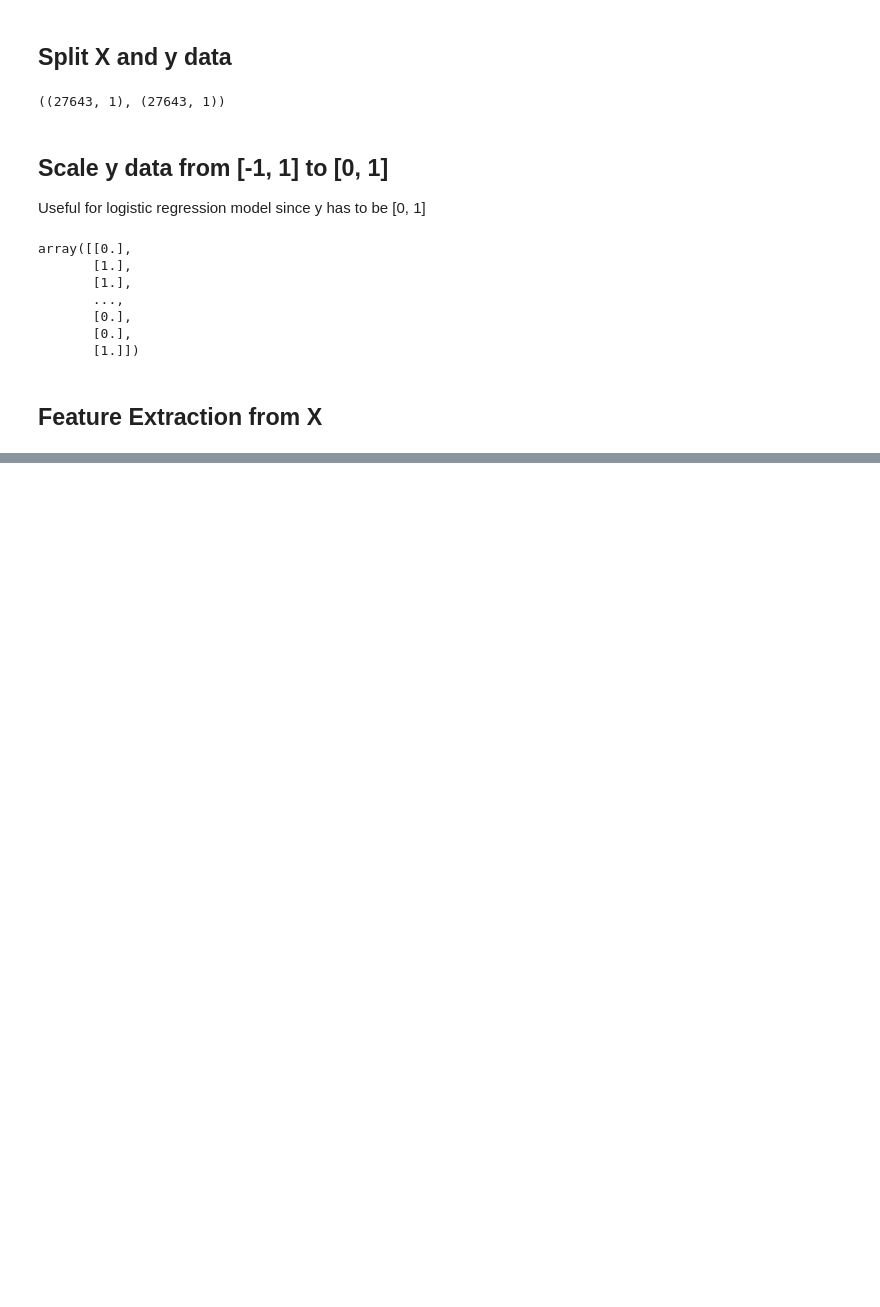
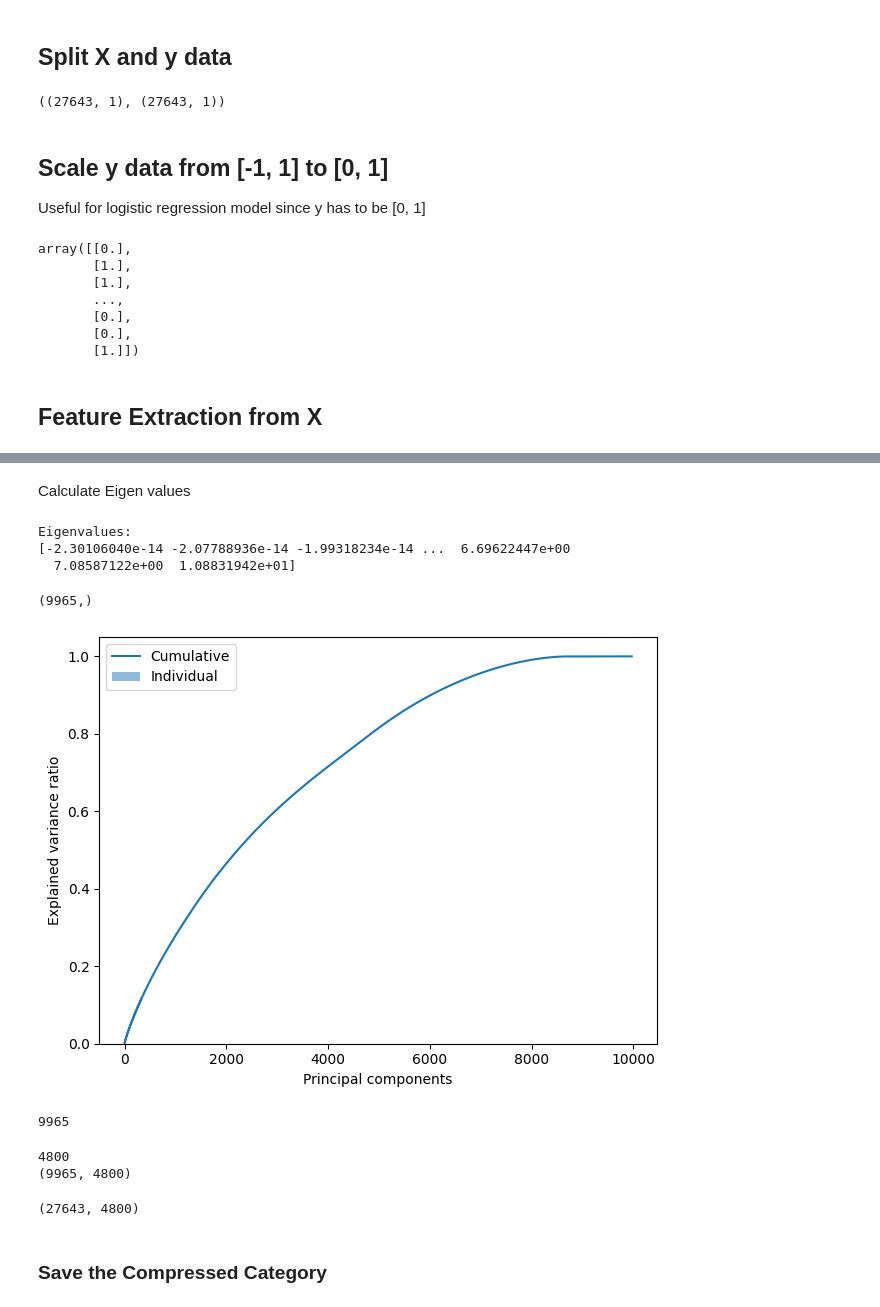
Before and after one commit to jojoclt/datalab-cup1, a Jupyter notebook: main.ipynb, the cells around one changed output, grey strips where cells are left out. Saved outputs shown, nothing was run; the diff lists cells and outputs as text; code cells hidden in the pictures; blank space fills up the shorter version.

```diff
--- a/main.ipynb
+++ b/main.ipynb
@@ -101,0 +382,23 @@ array([[0.],
+# %%
+from sklearn.feature_extraction.text import TfidfVectorizer
+
+tfidf = TfidfVectorizer(ngram_range=(1,1),
+                        tokenizer=tokenizer_stem_nostop)
+
+tfidf.fit(new_df['Category'])
+
+top = 10
+# get idf score of vocabularies
+idf = tfidf.idf_
+print('[vocabularies with smallest idf scores]')
+sorted_idx = idf.argsort()
+
+for i in range(top):
+    print('%s: %.2f' %(tfidf.get_feature_names_out()[sorted_idx[i]], idf[sorted_idx[i]]))
+
+doc_tfidf = tfidf.transform(new_df['Category']).toarray()
+tfidf_sum = np.sum(doc_tfidf, axis=0)
+print("\n[vocabularies with highest tf-idf scores]")
+for tok, v in zip(tfidf.inverse_transform(np.ones((1, tfidf_sum.shape[0])))[0][tfidf_sum.argsort()[::-1]][:top], \
+                        np.sort(tfidf_sum)[::-1][:top]):
+    print('{}: {}'.format(tok, v))
@@ -101,0 +453,48 @@ array([[0.],
+# %% [markdown]
+Calculate Eigen values
+# %%
+eigen_vals, eigen_vecs = np.linalg.eigh(R)
+
+print('\nEigenvalues: \n%s' % eigen_vals)
+# %% [output]
+Eigenvalues:
+[-2.30106040e-14 -2.07788936e-14 -1.99318234e-14 ...  6.69622447e+00
+  7.08587122e+00  1.08831942e+01]
+# %%
+print(eigen_vals.shape)
+# %% [output]
+(9965,)
+# %%
+tot = sum(np.abs(eigen_vals))
+var_exp = [(i / tot) for i in sorted(np.abs(eigen_vals), reverse=True)]
+cum_var_exp = np.cumsum(var_exp)
+
+plt.bar(range(1, eigen_vals.size + 1), var_exp, alpha=0.5, align='center',
+        label='Individual')
+plt.step(range(1, eigen_vals.size + 1), cum_var_exp, where='mid',
+         label='Cumulative')
+plt.ylabel('Explained variance ratio')
+plt.xlabel('Principal components')
+plt.legend(loc='best')
+plt.tight_layout()
+plt.savefig('./output/fig-pca-var-exp.png', dpi=300)
+plt.show()
+# %% [output]
+[figure, added]
+# %%
+# Make a list of (eigenvalue, eigenvector) tuples
+eigen_pairs = [(np.abs(eigen_vals[i]), eigen_vecs[:,i]) for i in range(len(eigen_vals))]
+# Sort the (eigenvalue, eigenvector) tuples from high to low
+eigen_pairs.sort(key=lambda x: x[0], reverse=True)
+# %% [output]
+9965
+# %%
+# Take more than 2
+dimension_taken = 4800
+arrays_list = [eig_pairs[1][:, np.newaxis]for eig_pairs in eigen_pairs[:dimension_taken]]
+print(len(arrays_list))
+W = np.hstack(arrays_list)
+print(W.shape)
+# %% [output]
+4800
+(9965, 4800)
@@ -101,0 +503,6 @@ array([[0.],
+# %%
+Z_pca.shape
+# %% [output]
+(27643, 4800)
+# %% [markdown]
+### Save the Compressed Category
```
Also changed, not shown: parts of 44 cells of this notebook.
